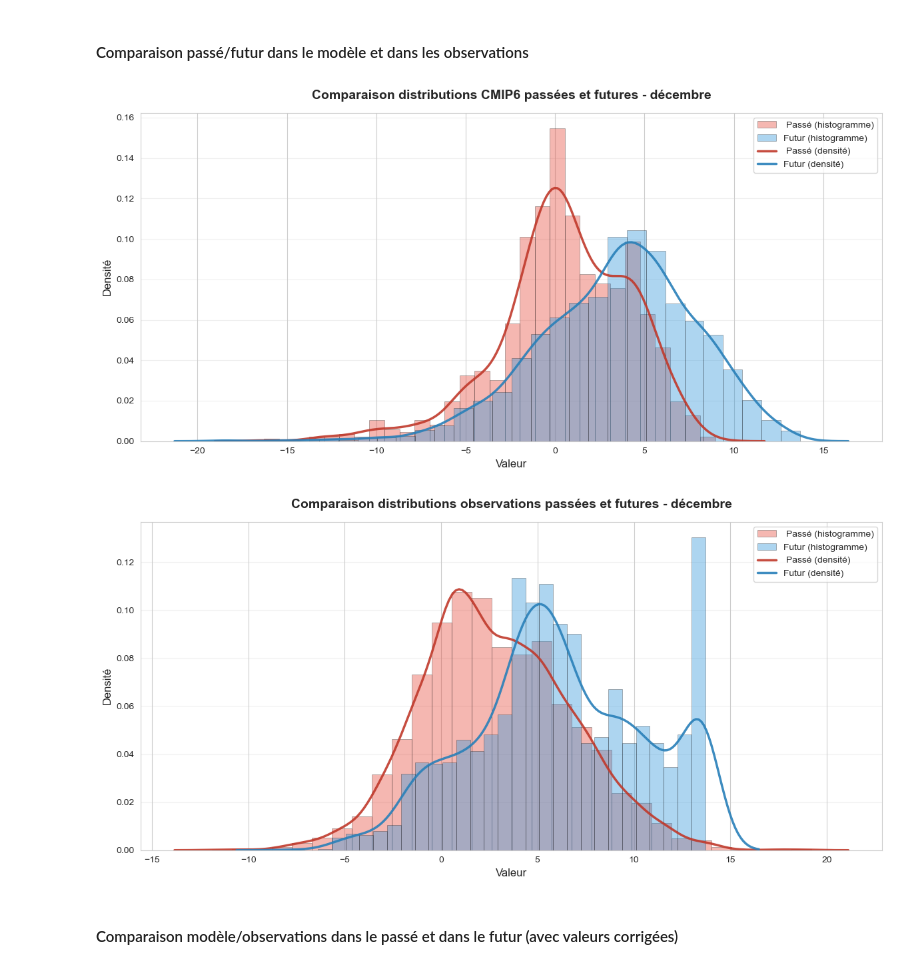
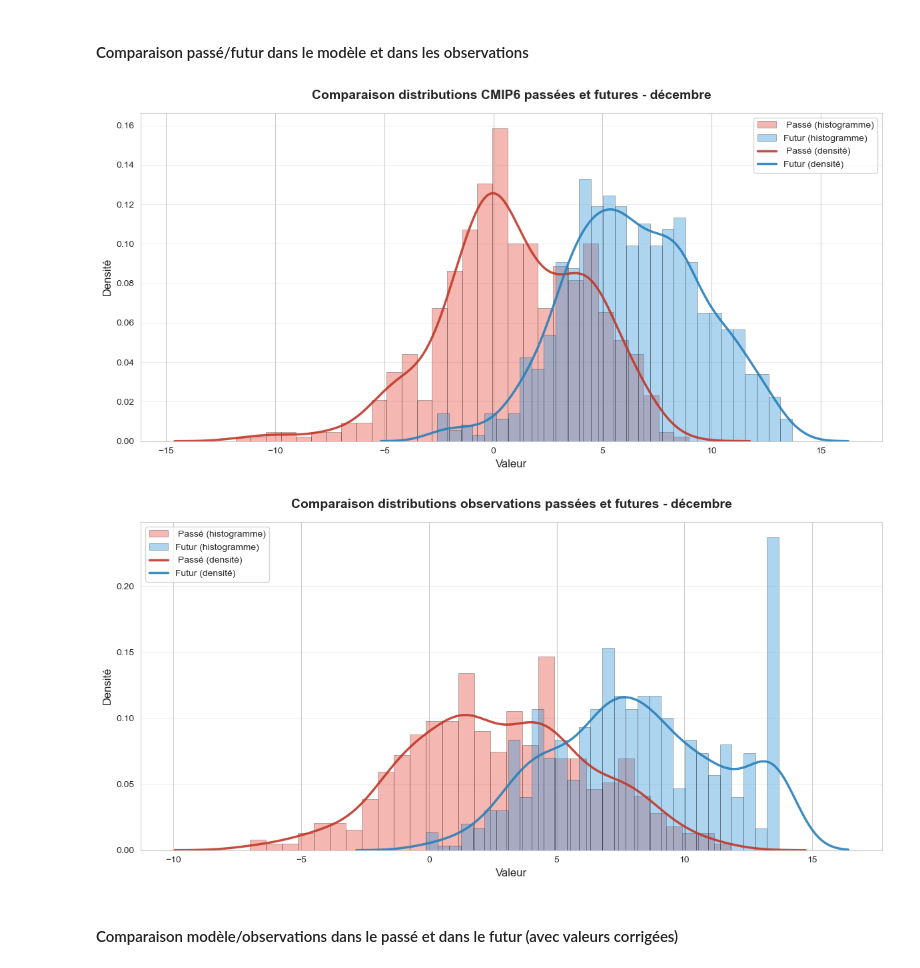
Before and after one commit to tristanczz/statapp_edf_25, a Jupyter notebook: CDF-t.ipynb, the cells around one changed output. Cells and saved outputs as stored; diff of their text form; code cells hidden in the pictures.

```diff
--- a/CDF-t.ipynb
+++ b/CDF-t.ipynb
@@ -24,28 +24,28 @@ from scipy import stats
 # %% [markdown]
 #### Comparaison valeurs réelles et valeurs corrigées
 # %%
-mois_a_afficher = [6]
+month = 12  # Variable mois définie au début (ex: 12 pour Décembre)
+var_name = "tas"
 
 path_CMIP6_hist = "data/CMIP6_historical.csv"
 path_CMIP6_fut = "data/CMIP6_ssp585.csv"
 path_obs = "data/obs.csv"
+path_EUROCORDEX = "data/eurocordex_rcp85.csv"
+path_EUROCORDEX_hist = "data/eurocordex_historical.csv"
 
 
 
-for i in range (1,13):
+#Sélection mois et variable
+CMIP6_hist = csv_to_pd_univ(path_CMIP6_hist, month, var_name, years=(1995, 2014))
+CMIP6_futur = csv_to_pd_univ(path_CMIP6_fut, month, var_name, years=(2080, 2100))
+obs_hist = csv_to_pd_univ(path_obs, month, var_name, years=(1995, 2014))
+obs_futur = csv_to_pd_univ(path_EUROCORDEX, month, "tas", years = (2080,2100))
+Eurocordex_hist = csv_to_pd_univ(path_EUROCORDEX_hist, month, "tas", years = (1995,2014))
 
-    #Sélection mois et variable
-    CMIP6_hist = csv_to_pd_univ(path_CMIP6_hist, i, "tas", years = (1982,2014))
-    CMIP6_futur = csv_to_pd_univ(path_CMIP6_fut, i, "tas", years= (2015,2022))
-    obs_hist = csv_to_pd_univ(path_obs, i, "tas", years = (1982,2014))
-    obs_futur = csv_to_pd_univ(path_obs, i, "tas", years = (2015,2022))
 
-    #Correction des valeurs futures du modèle par CDF-t
-    _ ,modele_futur_corrige  = cdf_t_univ(CMIP6_hist,obs_hist,CMIP6_futur)
+#Correction des valeurs futures du modèle par CDF-t
+_, modele_futur_corrige = cdf_t_univ(CMIP6_hist, obs_hist, CMIP6_futur)
 
-    #Représentation graphique
-    if i in mois_a_afficher:
-        plot_distributions((obs_futur, modele_futur_corrige),
-                           "Comparaison valeurs corrigées et observations réelles",
-                           ("observations réelles","valeurs corrigées"),)
+#Représentation graphique
+plot_distributions((obs_futur, modele_futur_corrige), "Comparaison valeurs corrigées et observations réelles", ("observations réelles","valeurs corrigées"),)
 # %% [output]
@@ -53,17 +53,14 @@ for i in range (1,13):
 # %% [markdown]
 #### Comparaison passé/futur dans le modèle et dans les observations
 # %%
-CMIP6_hist = csv_to_pd_univ(path_CMIP6_hist, 12, "tas", years = (1982,2014))
-CMIP6_futur = csv_to_pd_univ(path_CMIP6_fut, 12, "tas", years= (2015,2100))
-obs_hist = csv_to_pd_univ(path_obs, 12, "tas", years= (1982,2014))
 _ ,modele_futur_corrige  = cdf_t_univ(CMIP6_hist,obs_hist,CMIP6_futur)
 
 #Représentations graphiques
 plot_distributions((CMIP6_hist, CMIP6_futur),"Comparaison distributions CMIP6 passées et futures - décembre",("Passé","Futur"))
 plot_distributions((obs_hist,modele_futur_corrige),"Comparaison distributions observations passées et futures - décembre",("Passé","Futur") )
 # %% [output]
-[figure, old version]
+[figure, new version]
-[figure, old version]
+[figure, new version]
 # %% [markdown]
 #### Comparaison modèle/observations dans le passé et dans le futur (avec valeurs corrigées)
 # %%
```
Also changed, not shown: parts of 5 cells of this notebook.
